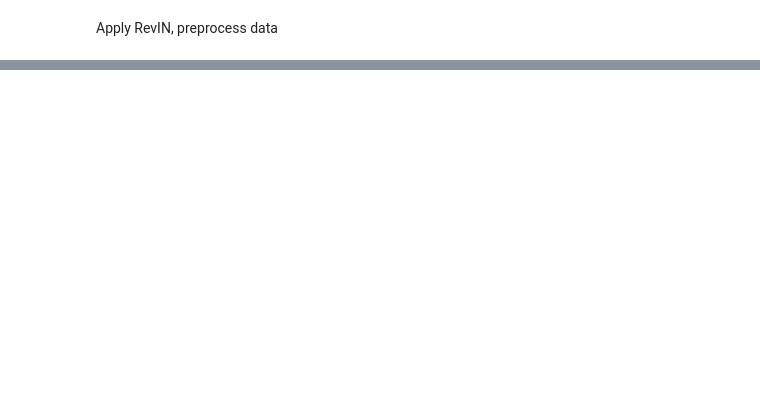
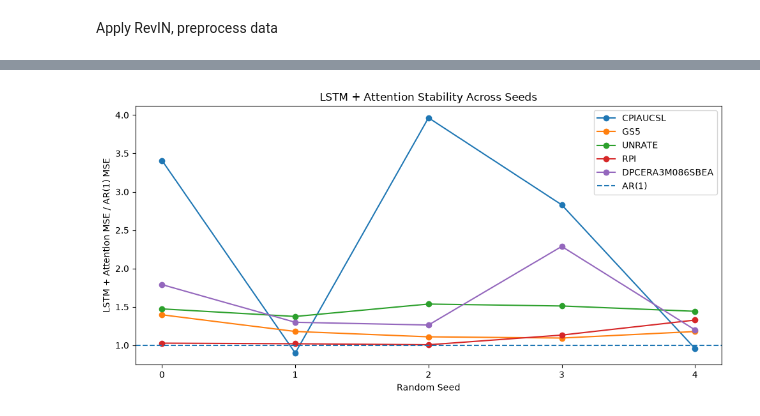
Before and after one commit to WillNeub/VIPHW1Part2, a Jupyter notebook: LSTMTrans.ipynb, the cells around one changed output, grey strips where cells are left out. Cells and saved outputs as stored; diff of their text form; code cells hidden in the pictures; blank space fills up the shorter version.

```diff
--- a/LSTMTrans.ipynb
+++ b/LSTMTrans.ipynb
@@ -25 +63,16 @@ y = torch.tensor(np.array(y)).unsqueeze(1)
+# %%
+def make_windows(series, p):
+    values = series.dropna().to_numpy(dtype=np.float32)
+
+    X = []
+    y = []
+
+    for i in range(p, len(values)):
+        X.append(values[i-p:i])
+        y.append(values[i])
+
+    X = torch.tensor(np.array(X)).unsqueeze(2)
+    y = torch.tensor(np.array(y)).unsqueeze(1)
+
+    return X, y
 # %%
@@ -92,0 +514,57 @@ for epoch in range(100):
+# %%
+plot_results = all_results.copy()
+
+plot_results["Relative MSE"] = (
+    plot_results["LSTM Attention MSE"]
+    /
+    plot_results["AR(1) MSE"]
+)
+
+
+plt.figure(
+    figsize=(10, 5)
+)
+
+for name in series_names:
+
+    subset = plot_results[
+        plot_results["Series"] == name
+    ]
+
+    plt.plot(
+        subset["Seed"],
+        subset["Relative MSE"],
+        marker="o",
+        label=name
+    )
+
+
+plt.axhline(
+    y=1.0,
+    linestyle="--",
+    label="AR(1)"
+)
+
+plt.xlabel(
+    "Random Seed"
+)
+
+plt.ylabel(
+    "LSTM + Attention MSE / AR(1) MSE"
+)
+
+plt.title(
+    "LSTM + Attention Stability Across Seeds"
+)
+
+plt.xticks(
+    SEEDS
+)
+
+plt.legend()
+
+plt.tight_layout()
+
+plt.show()
+# %% [output]
+[figure, added]
```
Also changed, not shown: parts of 18 cells of this notebook, 1 other file.
